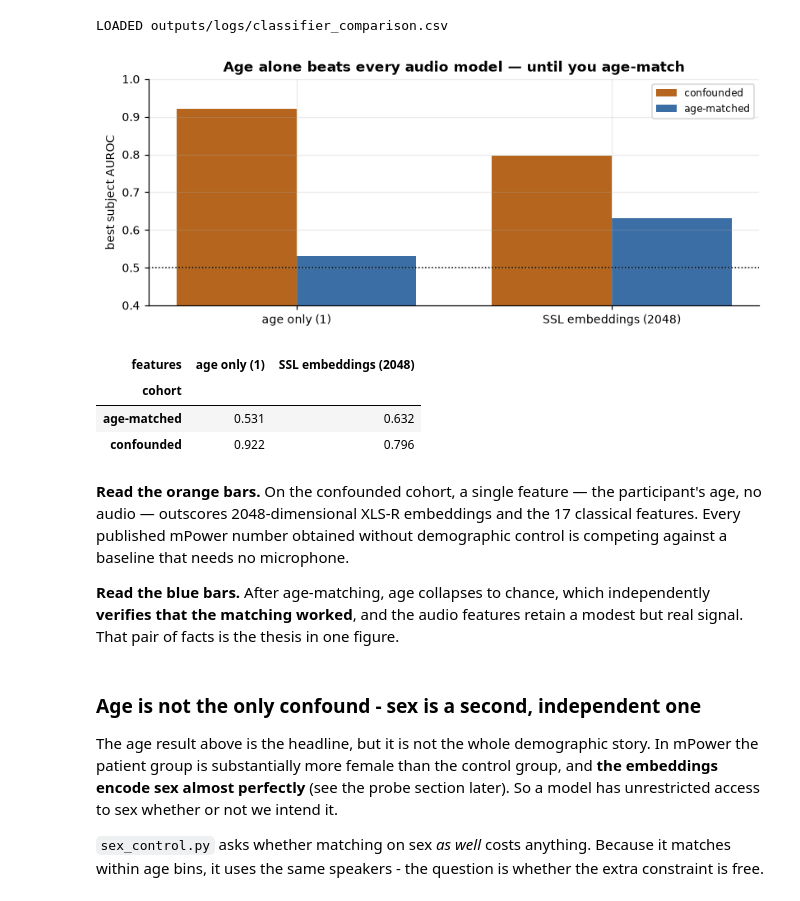
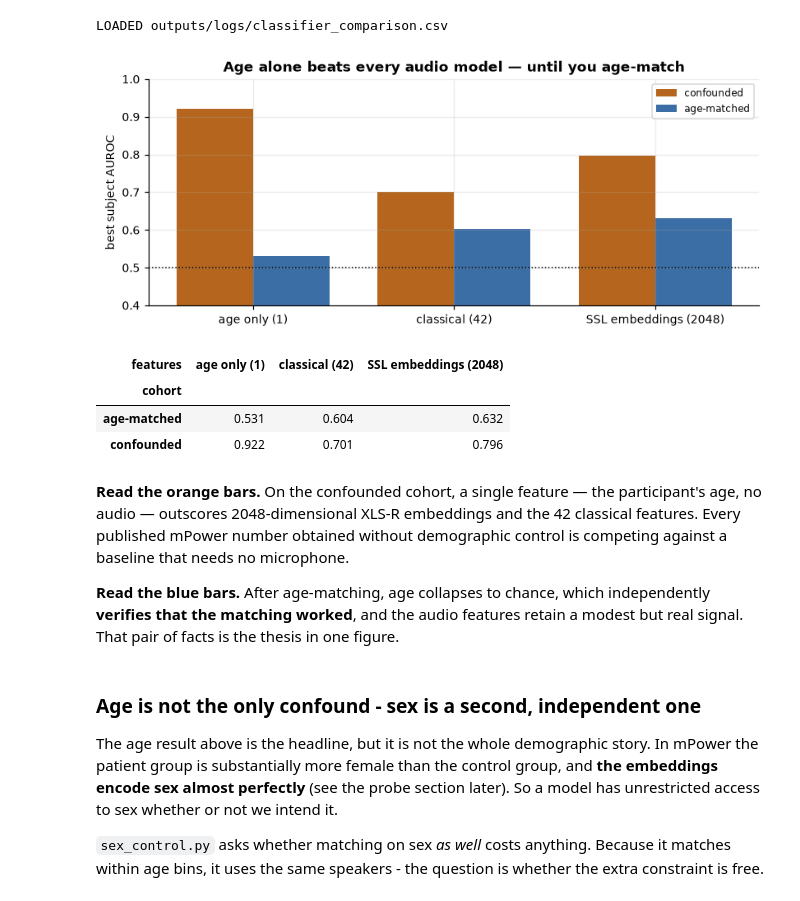
Before and after one commit to uaday/crosslingual-pd-voice, a Jupyter notebook: notebooks/50_data_and_results.ipynb, the cells around one changed output. Cells and saved outputs as stored; diff of their text form; code cells hidden in the pictures.

```diff
--- a/notebooks/50_data_and_results.ipynb
+++ b/notebooks/50_data_and_results.ipynb
@@ -1380,30 +1371,37 @@ LOADED outputs/logs/classifier_comparison.csv
 # %%
 if have("classifier_comparison.csv"):
     cc = pd.read_csv(LOGS / "classifier_comparison.csv")
     best = (cc.groupby(["cohort", "features"]).AUROC.max().unstack())
-    order = ["age only (1)", "classical (17)", "SSL embeddings (2048)"]
-    best = best[[c for c in order if c in best.columns]]
+# Order the bars by how much the model is allowed to see. Names are matched by
+# PREFIX, not by the exact string: the classical set has grown from 17 features to
+# 42, and an exact-match list silently dropped that bar from this chart instead of
+# raising -- the figure simply showed two bars where it should have shown three.
+    order = [c for key in ("age only", "classical", "SSL embeddings")
+             for c in best.columns if c.startswith(key)]
+    missing = [c for c in best.columns if c not in order]
+    assert not missing, f"a feature set is not being plotted: {missing}"
+    best = best[order]
 
     fig, ax = plt.subplots(figsize=(7.5, 3.2))
     x = np.arange(len(best.columns)); w = 0.38
     for i, (cohort, colour) in enumerate([("confounded", SPEC), ("age-matched", WAVE)]):
         ax.bar(x + (i - .5) * w, best.loc[cohort], w, color=colour, label=cohort)
     ax.axhline(.5, ls=":", c="k", lw=1)
     ax.set_xticks(x); ax.set_xticklabels(best.columns)
     ax.set_ylabel("best subject AUROC"); ax.set_ylim(.4, 1.0); ax.legend(fontsize=8)
     ax.set_title("Age alone beats every audio model — until you age-match",
                  fontweight="bold")
     fig.tight_layout(); plt.show()
     display(best.round(3))
 # %% [output]
-[figure, old version]
+[figure, new version]
-| features | age only (1) | SSL embeddings (2048) |
-| cohort |  |  |
-| age-matched | 0.531 | 0.632 |
-| confounded | 0.922 | 0.796 |
+| features | age only (1) | classical (42) | SSL embeddings (2048) |
+| cohort |  |  |  |
+| age-matched | 0.531 | 0.604 | 0.632 |
+| confounded | 0.922 | 0.701 | 0.796 |
 # %% [markdown]
 **Read the orange bars.** On the confounded cohort, a single feature — the participant's
-age, no audio — outscores 2048-dimensional XLS-R embeddings and the 17 classical features.
+age, no audio — outscores 2048-dimensional XLS-R embeddings and the 42 classical features.
 Every published mPower number obtained without demographic control is competing against a
 baseline that needs no microphone.
 
```
Also changed, not shown: parts of 9 cells of this notebook.
